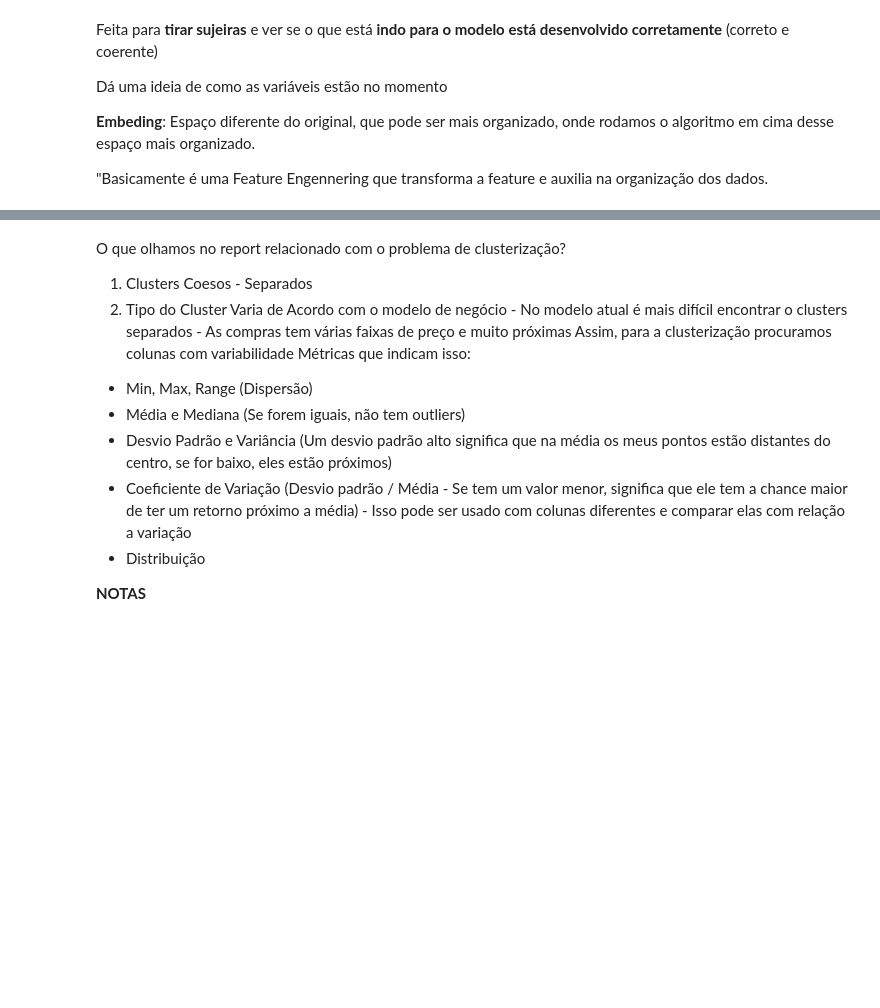
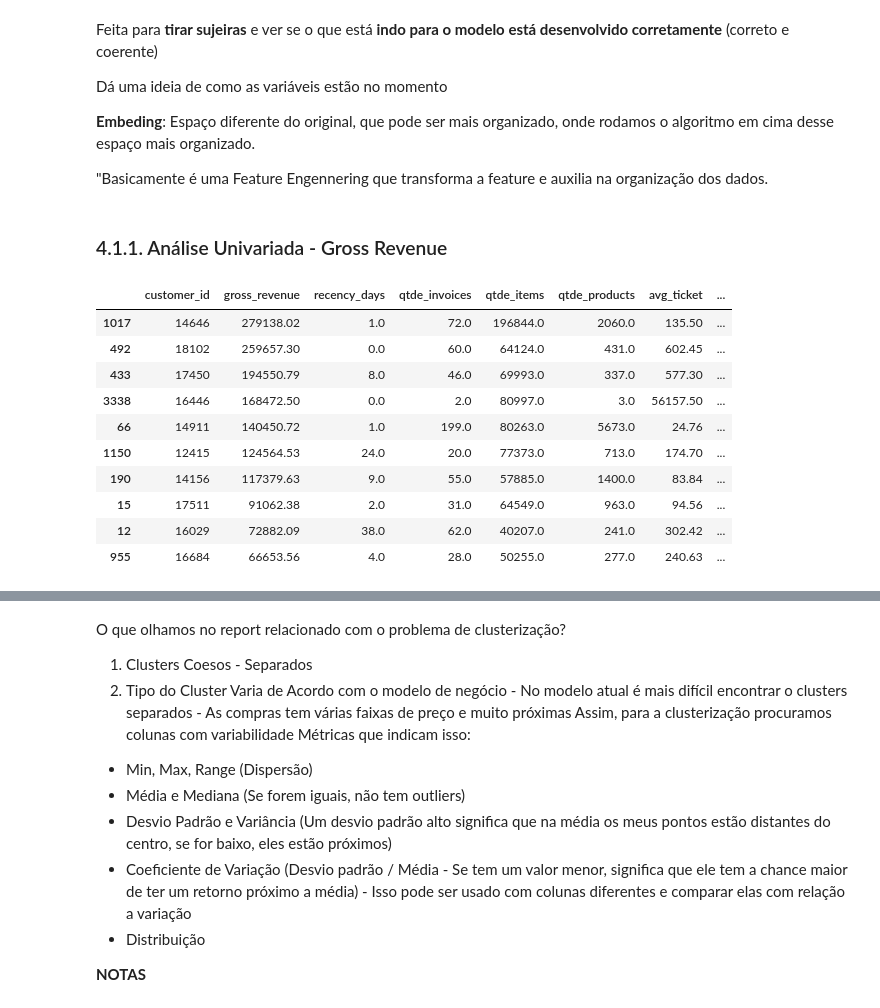
Before and after one commit to Brunoclf19/insiders_loyalt_program, a Jupyter notebook: notebooks/c04.1-bf-feature-engeering.ipynb, the cells around one changed output, grey strips where cells are left out. Cells and saved outputs as stored; diff of their text form; code cells hidden in the pictures; blank space fills up the shorter version.

```diff
--- a/notebooks/c04.1-bf-feature-engeering.ipynb
+++ b/notebooks/c04.1-bf-feature-engeering.ipynb
@@ -812,3 +852,19 @@ out_file = out_dir / "report_v1.html"
 
 profile = ProfileReport(df4)
 profile.to_file(out_file)
+# %% [markdown]
+### 4.1.1. Análise Univariada - Gross Revenue
+# %%
+df4.sort_values(by='gross_revenue',ascending=False).head(10)
+# %% [output]
+|  | customer_id | gross_revenue | recency_days | qtde_invoices | qtde_items | qtde_products | avg_ticket | ... |
+| 1017 | 14646 | 279138.02 | 1.0 | 72.0 | 196844.0 | 2060.0 | 135.50 | ... |
+| 492 | 18102 | 259657.30 | 0.0 | 60.0 | 64124.0 | 431.0 | 602.45 | ... |
+| 433 | 17450 | 194550.79 | 8.0 | 46.0 | 69993.0 | 337.0 | 577.30 | ... |
+| 3338 | 16446 | 168472.50 | 0.0 | 2.0 | 80997.0 | 3.0 | 56157.50 | ... |
+| 66 | 14911 | 140450.72 | 1.0 | 199.0 | 80263.0 | 5673.0 | 24.76 | ... |
+| 1150 | 12415 | 124564.53 | 24.0 | 20.0 | 77373.0 | 713.0 | 174.70 | ... |
+| 190 | 14156 | 117379.63 | 9.0 | 55.0 | 57885.0 | 1400.0 | 83.84 | ... |
+| 15 | 17511 | 91062.38 | 2.0 | 31.0 | 64549.0 | 963.0 | 94.56 | ... |
+| 12 | 16029 | 72882.09 | 38.0 | 62.0 | 40207.0 | 241.0 | 302.42 | ... |
+| 955 | 16684 | 66653.56 | 4.0 | 28.0 | 50255.0 | 277.0 | 240.63 | ... |
```
Also changed, not shown: parts of 21 cells of this notebook, 2 other files.
